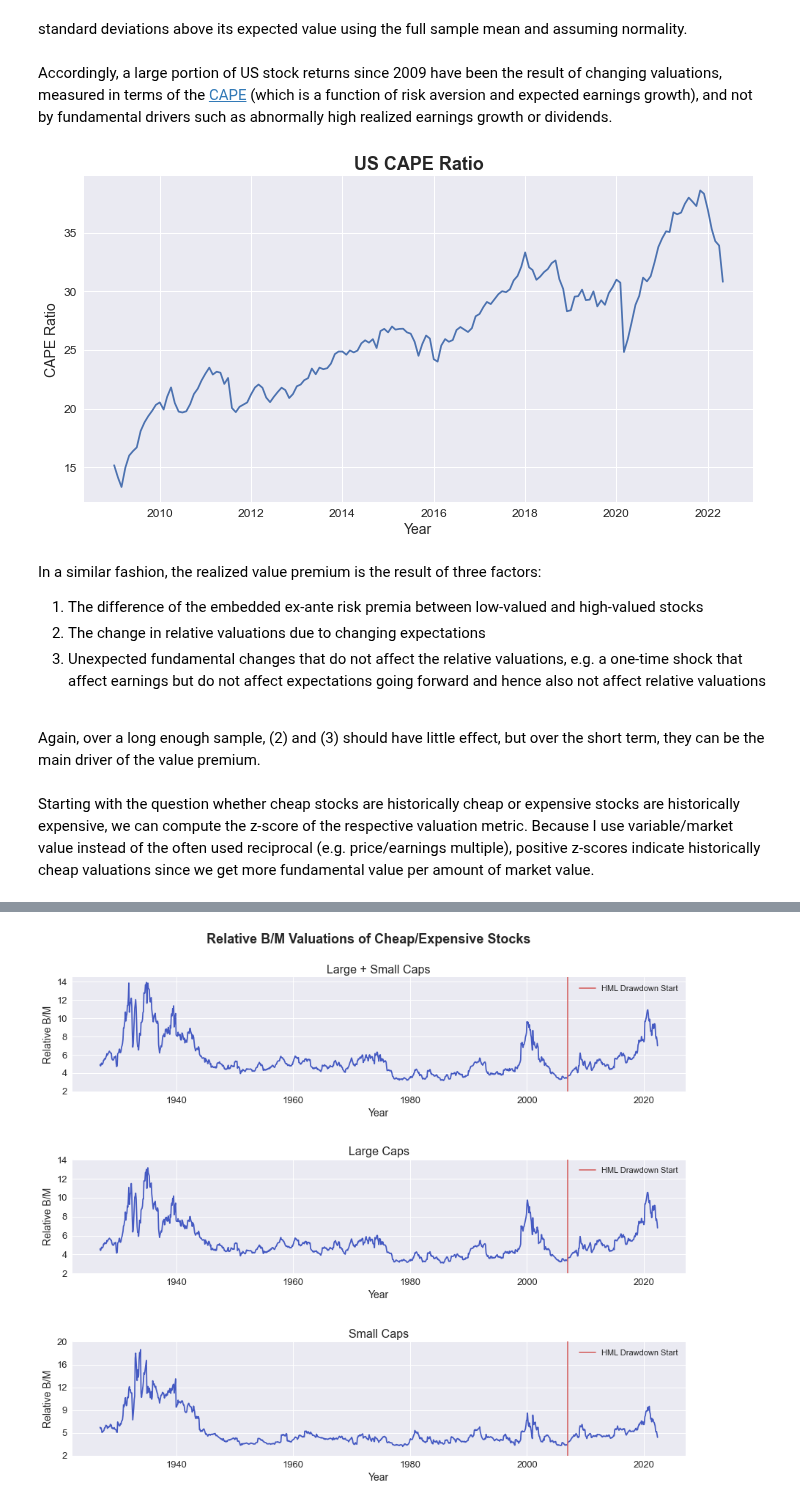
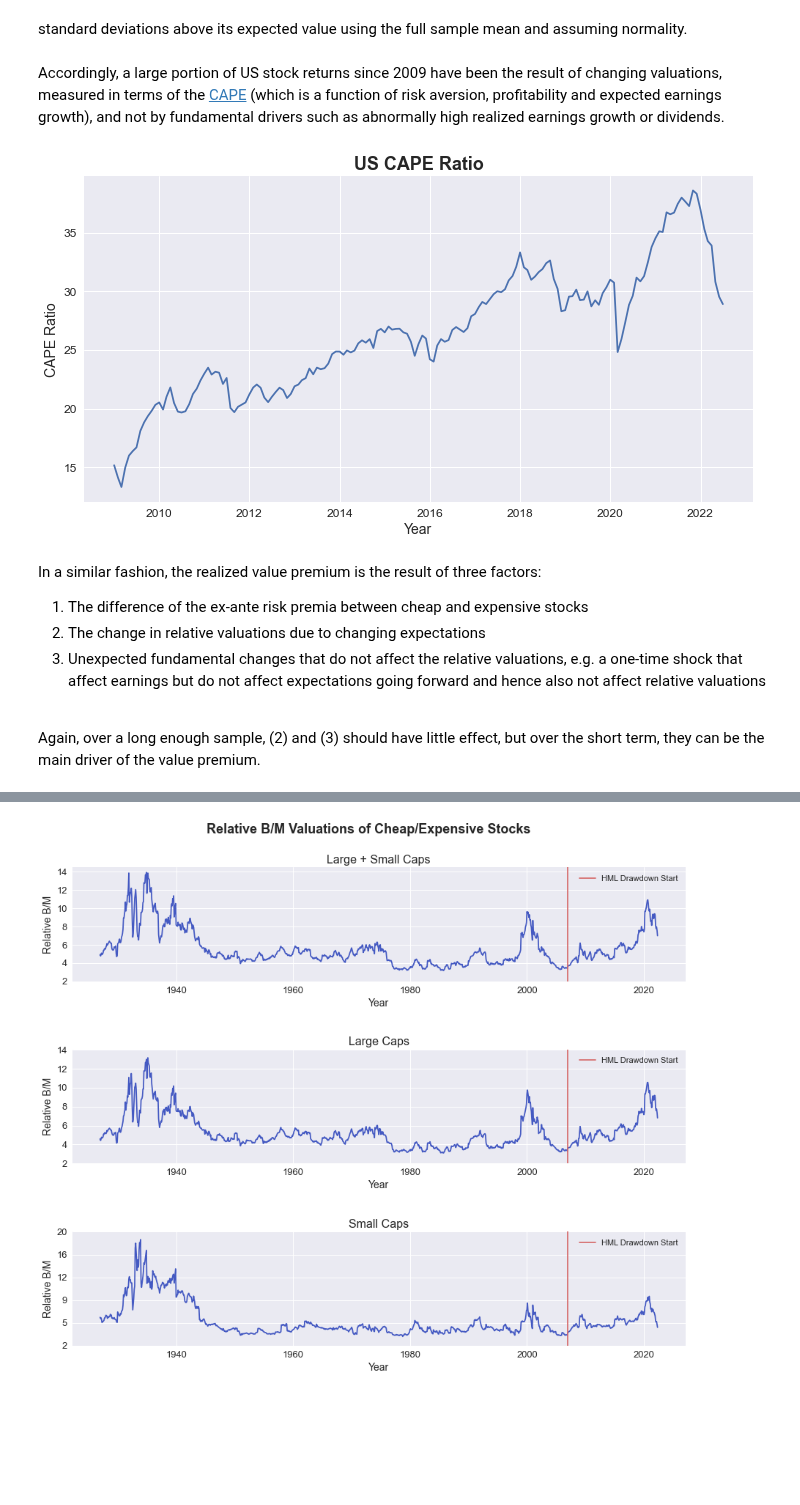
Before and after one commit to jonasniemeyer/investing-ideas, a Jupyter notebook: analyzing_the_value_premium.ipynb, the cells around one changed output, grey strips where cells are left out. Cells and saved outputs as stored; diff of their text form; code cells hidden in the pictures; blank space fills up the shorter version.

```diff
--- a/analyzing_the_value_premium.ipynb
+++ b/analyzing_the_value_premium.ipynb
@@ -468,27 +457,25 @@ np.round((equity_premium_recent - equity_premium) / sigma, 2)
 # %% [markdown]
 standard deviations above its expected value using the full sample mean and assuming normality.
 # %% [markdown]
-Accordingly, a large portion of US stock returns since 2009 have been the result of changing valuations, measured in terms of the [CAPE](https://www.nber.org/system/files/working_papers/w8221/w8221.pdf) (which is a function of risk aversion and expected earnings growth), and not by fundamental drivers such as abnormally high realized earnings growth or dividends.
+Accordingly, a large portion of US stock returns since 2009 have been the result of changing valuations, measured in terms of the [CAPE](https://www.nber.org/system/files/working_papers/w8221/w8221.pdf) (which is a function of risk aversion, profitability and expected earnings growth), and not by fundamental drivers such as abnormally high realized earnings growth or dividends.
 # %%
-plt.plot(df.loc["2009-01-01":, "CAPE"])
+plt.plot(shiller_data.loc["2009-01-01":])
 
 plt.title("US CAPE Ratio", fontsize=18, fontweight="bold")
 plt.ylabel("CAPE Ratio", fontsize=14)
 plt.xlabel("Year", fontsize=14)
 
 plt.xticks(fontsize=12)
 plt.yticks(fontsize=12)
 
 plt.show()
 # %% [output]
-[figure, old version]
+[figure, new version]
 # %% [markdown]
 In a similar fashion, the realized value premium is the result of three factors:
-1. The difference of the embedded ex-ante risk premia between low-valued and high-valued stocks
+1. The difference of the ex-ante risk premia between cheap and expensive stocks
 2. The change in relative valuations due to changing expectations
 3. Unexpected fundamental changes that do not affect the relative valuations, e.g. a one-time shock that affect earnings but do not affect expectations going forward and hence also not affect relative valuations
 <br>
 
 Again, over a long enough sample, (2) and (3) should have little effect, but over the short term, they can be the main driver of the value premium.
-# %% [markdown]
-Starting with the question whether cheap stocks are historically cheap or expensive stocks are historically expensive, we can compute the z-score of the respective valuation metric. Because I use variable/market value instead of the often used reciprocal (e.g. price/earnings multiple), positive z-scores indicate historically cheap valuations since we get more fundamental value per amount of market value.
```
Also changed, not shown: parts of 31 cells of this notebook.
